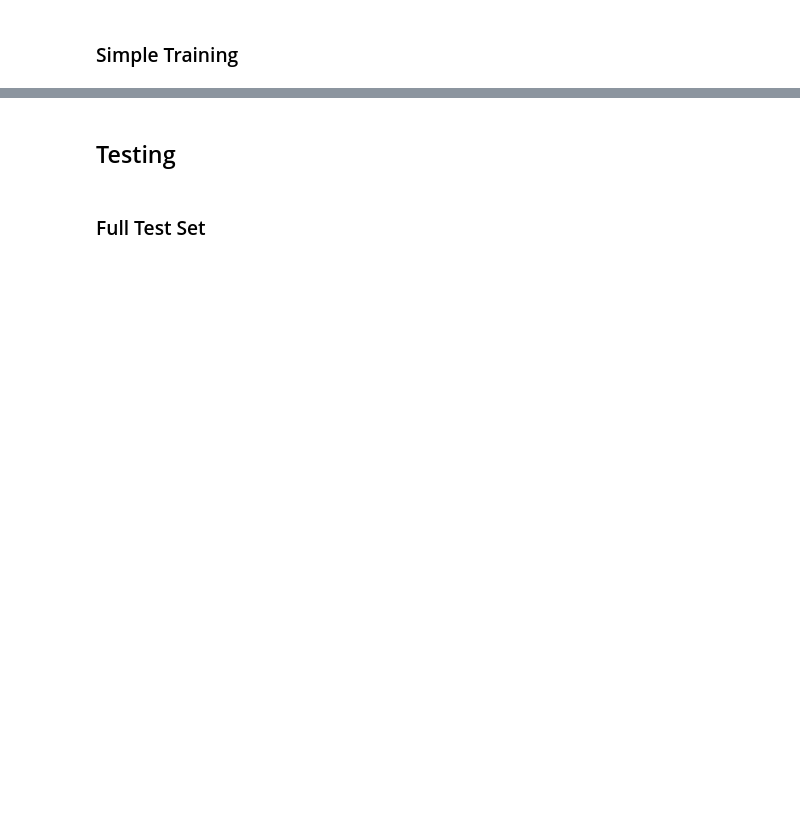
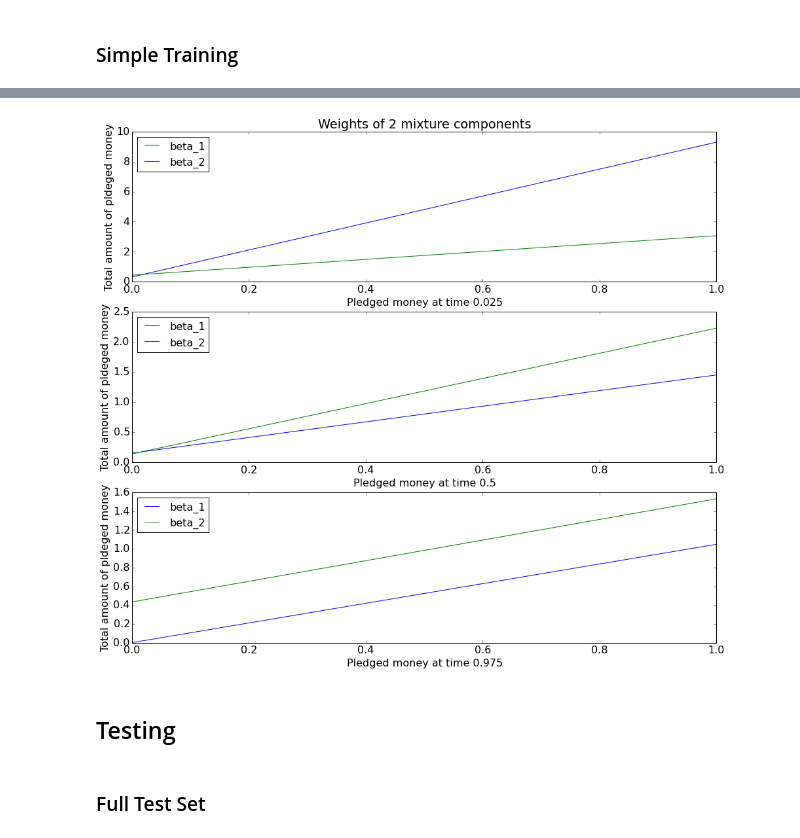
Before and after one commit to vicow/gaussian-process, a Jupyter notebook: notebooks/sidekick-6-mixture-of-least-squares.ipynb, the cells around one changed output, grey strips where cells are left out. Saved outputs shown, nothing was run; the diff lists cells and outputs as text; code cells hidden in the pictures; blank space fills up the shorter version.

Commit message:
Simple things first with mixture of linear regressions.

```diff
--- a/notebooks/sidekick-6-mixture-of-least-squares.ipynb
+++ b/notebooks/sidekick-6-mixture-of-least-squares.ipynb
@@ -142,3 +260,51 @@ Weights norm: [5.8262504104570807, 3.6229247177347172, 2.8655613933144521, 3.059
+# %%
+x = np.ones((1000, 2))
+x[:, 1] = np.linspace(0, 1, 1000)
+
+w11 = mls1.w[:, 0]
+w12 = mls1.w[:, 1]
+y11 = x.dot(w11)
+y12 = x.dot(w12)
+
+w21 = mls2.w[:, 0]
+w22 = mls2.w[:, 1]
+y21 = x.dot(w21)
+y22 = x.dot(w22)
+
+w31 = mls3.w[:, 0]
+w32 = mls3.w[:, 1]
+y31 = x.dot(w31)
+y32 = x.dot(w32)
+# %%
+plt.figure(1)
+
+plt.subplot(311)
+plt.plot(x[:, 1], y11)
+plt.plot(x[:, 1], y12)
+plt.title("Weights of 2 mixture components")
+plt.xlabel("Pledged money at time 0.025")
+plt.ylabel("Total amount of pldeged money")
+plt.legend(["beta_1", "beta_2"], loc=2)
+
+plt.subplot(312)
+plt.plot(x[:, 1], y21)
+plt.plot(x[:, 1], y22)
+plt.xlabel("Pledged money at time 0.5")
+plt.ylabel("Total amount of pldeged money")
+plt.legend(["beta_1", "beta_2"], loc=2)
+
+plt.subplot(313)
+plt.plot(x[:, 1], y31)
+plt.plot(x[:, 1], y32)
+plt.xlabel("Pledged money at time 0.975")
+plt.ylabel("Total amount of pldeged money")
+plt.legend(["beta_1", "beta_2"], loc=2)
+
+
+plt.savefig("weights.pdf")
+plt.show()
+# %% [output]
+[figure, added]
 # %% [markdown]
 ## Testing
 # %% [markdown]
```
Also changed, not shown: parts of 15 cells of this notebook.
